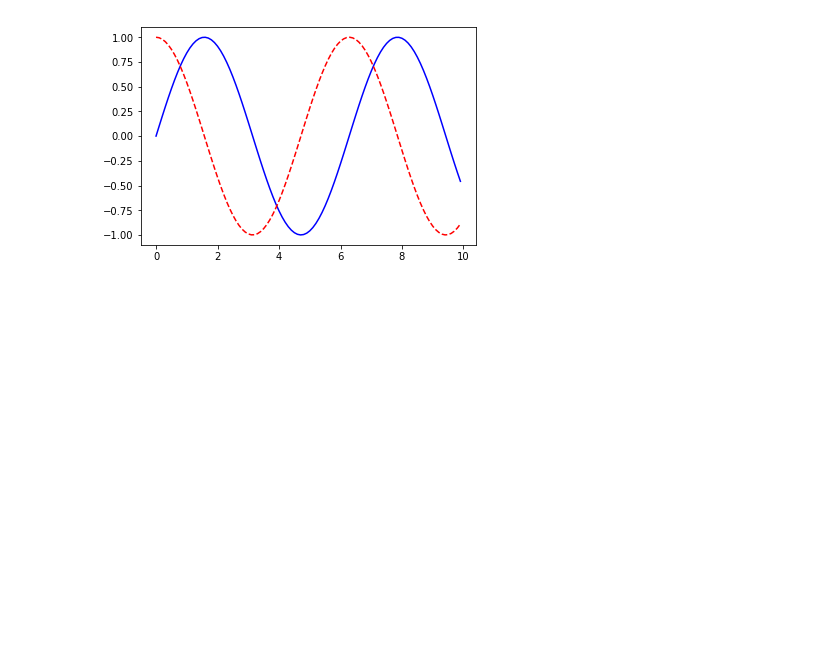
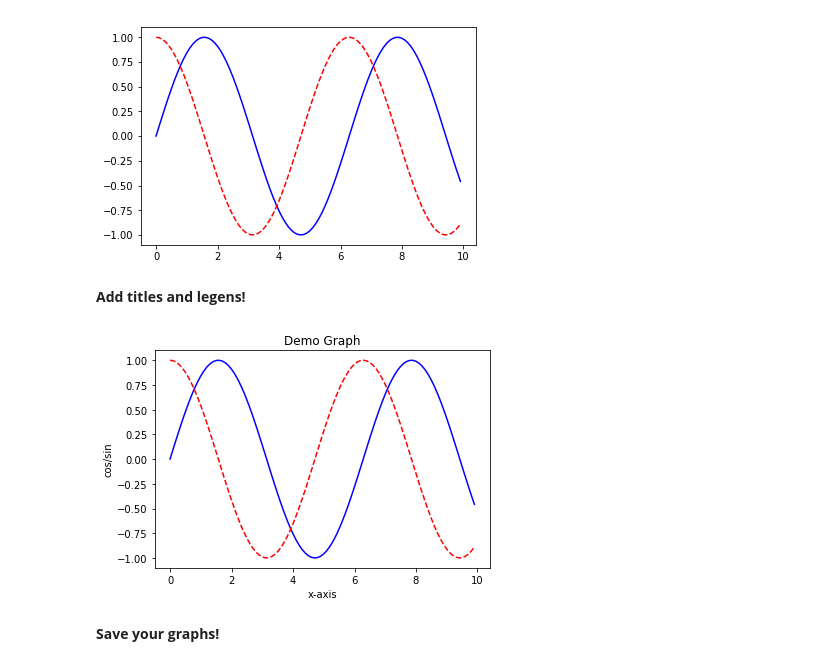
Before and after one commit to McGillAISociety/TechX, a Jupyter notebook: LectureDemo/Data Visualization.ipynb, the cells around one changed output. Cells and saved outputs as stored; diff of their text form; code cells hidden in the pictures; blank space fills up the shorter version.

Commit message:
added images

```diff
--- a/LectureDemo/Data Visualization.ipynb
+++ b/LectureDemo/Data Visualization.ipynb
@@ -64,0 +63,13 @@ d
+# %% [markdown]
+**Add titles and legens!**
+# %%
+plt.title('Demo Graph')
+plt.xlabel('x-axis')
+plt.ylabel('cos/sin')
+plt.plot(x, y, 'b')
+plt.plot(x, y2, 'r--')
+plt.show()
+# %% [output]
+[figure, added]
+# %% [markdown]
+**Save your graphs!**
```
Also changed, not shown: parts of 4 cells of this notebook, 1 other file.
